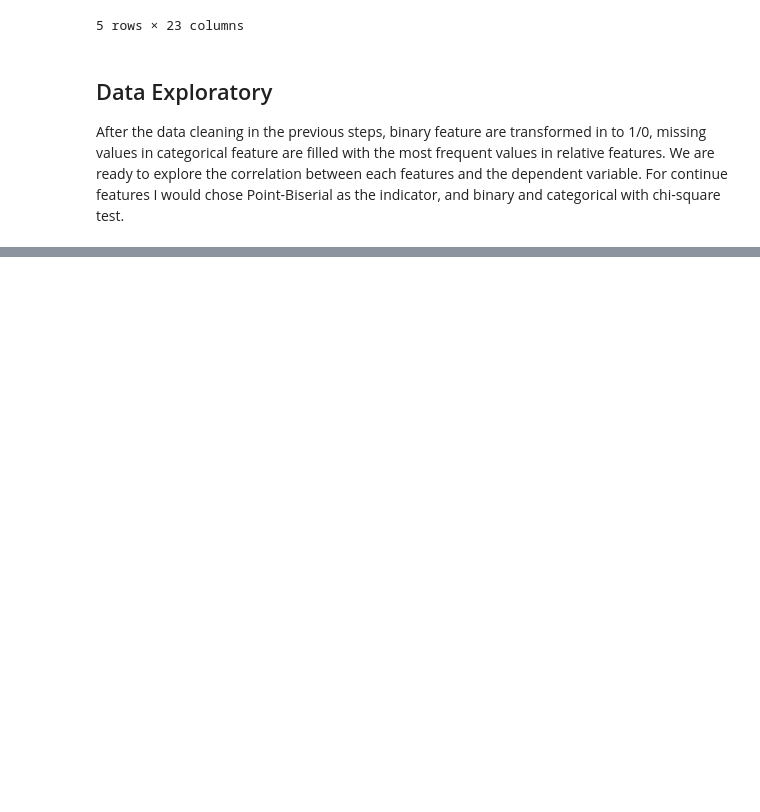
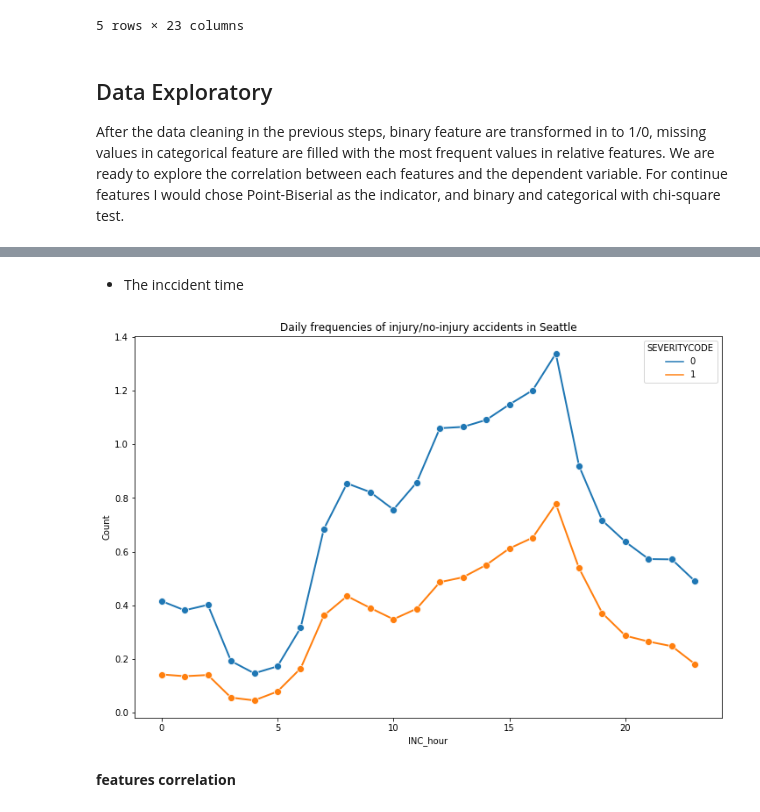
Before and after one commit to maxianren/Coursera_Capstone, a Jupyter notebook: capstone_project.ipynb, the cells around one changed output, grey strips where cells are left out. Cells and saved outputs as stored; diff of their text form; code cells hidden in the pictures; blank space fills up the shorter version.

```diff
--- a/capstone_project.ipynb
+++ b/capstone_project.ipynb
@@ -717,0 +687,26 @@ df.corr()
+# %% [markdown]
+- The inccident time
+# %%
+#create a new data frame for the graph
+df_reduce=df.loc[df['INC_hour']!='Unknown'].apply(pd.to_numeric, errors='coerce')
+df_reduce=df_reduce.groupby(['INC_hour','SEVERITYCODE']).count()['X'].reset_index().rename(columns={'X':'Count'})
+
+#the number of days from beginning to the end of the data set
+df_date=pd.to_datetime(df['INCDATE'])
+interval=max(df_date)-min(df_date)
+interval=np.timedelta64(interval, 'D').astype(int)
+
+fig_person = plt.figure(figsize=(12,8)) # create figure
+
+ax_inc_time = sns.lineplot(x=df_reduce['INC_hour'],
+                           y=df_reduce['Count']/interval,
+                           hue=df_reduce['SEVERITYCODE'],
+                           linewidth=2,
+                           marker='o',
+                           markersize=8,
+                           data=df)\
+                  .set_title("Daily frequencies of injury/no-injury accidents in Seattle")
+# %% [output]
+[figure, added]
+# %% [markdown]
+**features correlation**
```
Also changed, not shown: parts of 23 cells of this notebook.
